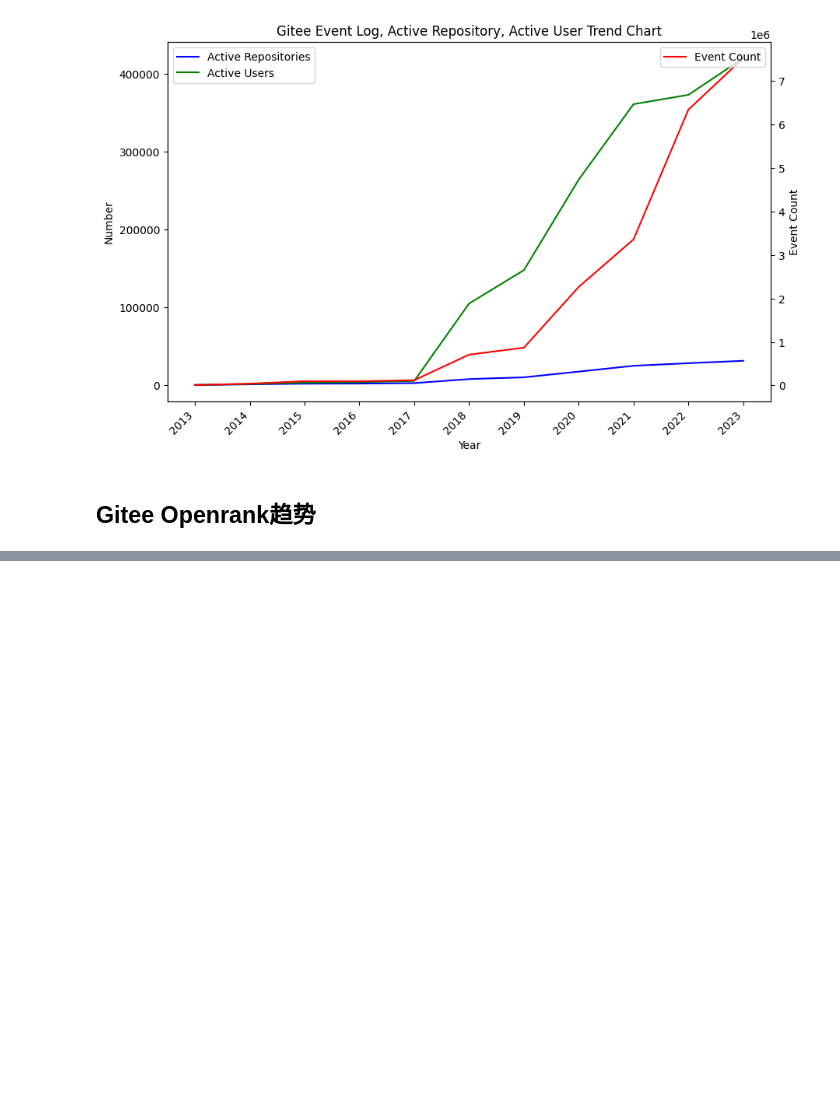
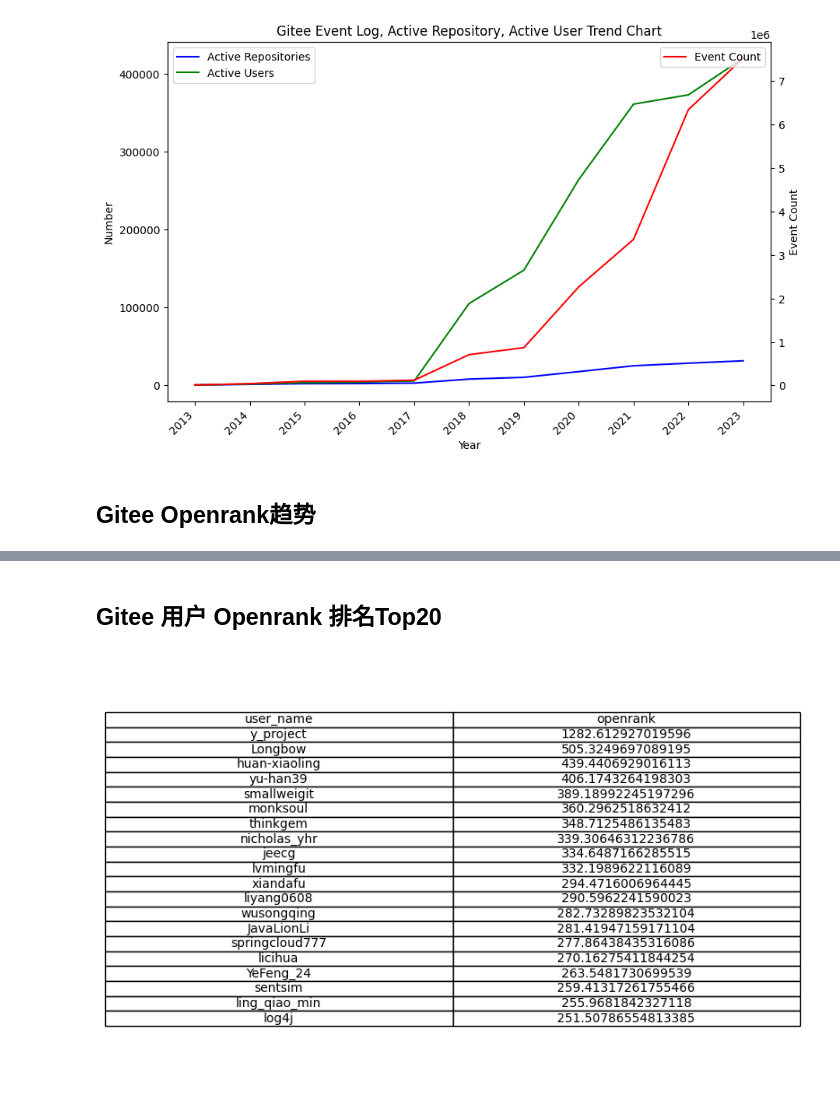
Before and after one commit to andyhuang18/OpenSourceDataInsight, a Jupyter notebook: insight.ipynb, the cells around one changed output, grey strips where cells are left out. Saved outputs shown, nothing was run; the diff lists cells and outputs as text; code cells hidden in the pictures; blank space fills up the shorter version.

```diff
--- a/insight.ipynb
+++ b/insight.ipynb
@@ -69,0 +116,22 @@ plt.show()
+# %% [markdown]
+## Gitee 用户 Openrank 排名Top20
+# %%
+import pandas as pd
+import matplotlib.pyplot as plt
+
+
+data = pd.read_csv('./data/gitee_OpenrankByUser.csv')
+
+top_20_data = data.head(20)
+
+top_20_data = top_20_data[['user_name', 'openrank']]
+
+fig, ax = plt.subplots(figsize=(10, 6))
+table = ax.table(cellText=top_20_data.values,
+                 colLabels=top_20_data.columns, cellLoc='center', loc='center')
+
+ax.axis('off')
+
+plt.show()
+# %% [output]
+[figure, added]
```
Also changed, not shown: parts of 12 cells of this notebook, 5 other files.
